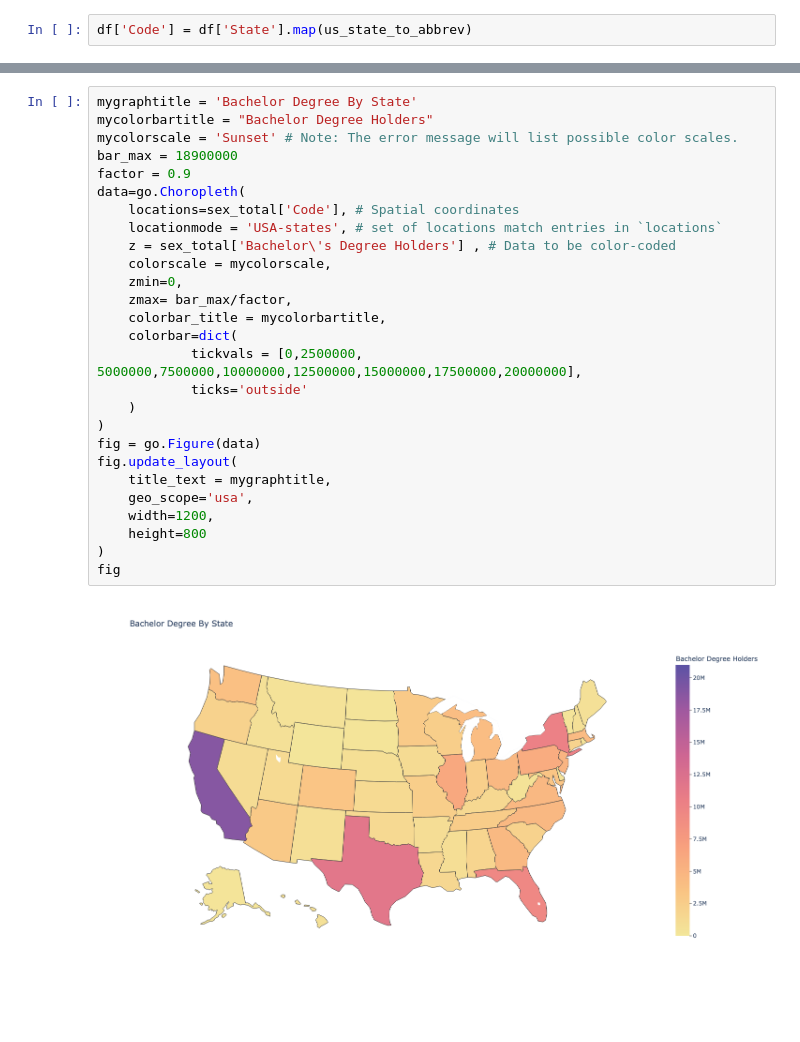
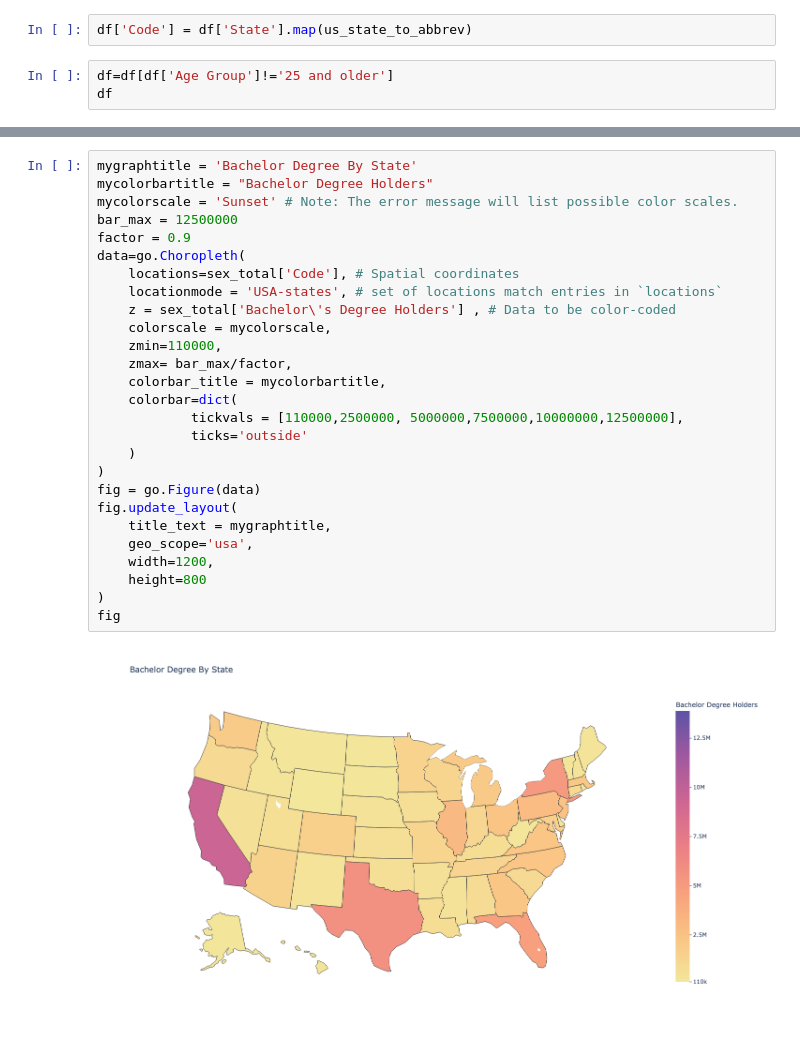
Before and after one commit to yibaiyilan/project_8, a Jupyter notebook: Bachelor_Degree.ipynb, the cells around one changed output, grey strips where cells are left out. Cells and saved outputs as stored; diff of their text form; blank space fills up the shorter version.

```diff
--- a/Bachelor_Degree.ipynb
+++ b/Bachelor_Degree.ipynb
@@ -126,3 +126,6 @@ us_state_to_abbrev
  'U.S. Virgin Islands': 'VI'}
 # %%
 df['Code'] = df['State'].map(us_state_to_abbrev)
+# %%
+df=df[df['Age Group']!='25 and older']
+df
@@ -152,32 +169,32 @@ sex_total
 # %%
 mygraphtitle = 'Bachelor Degree By State'
 mycolorbartitle = "Bachelor Degree Holders"
 mycolorscale = 'Sunset' # Note: The error message will list possible color scales.
-bar_max = 18900000
+bar_max = 12500000
 factor = 0.9
 data=go.Choropleth(
     locations=sex_total['Code'], # Spatial coordinates
     locationmode = 'USA-states', # set of locations match entries in `locations`
     z = sex_total['Bachelor\'s Degree Holders'] , # Data to be color-coded
     colorscale = mycolorscale,
-    zmin=0,
+    zmin=110000,
     zmax= bar_max/factor,
     colorbar_title = mycolorbartitle,
     colorbar=dict(
-            tickvals = [0,2500000, 5000000,7500000,10000000,12500000,15000000,17500000,20000000],
+            tickvals = [110000,2500000, 5000000,7500000,10000000,12500000],
             ticks='outside'
     )
 )
 fig = go.Figure(data)
 fig.update_layout(
     title_text = mygraphtitle,
     geo_scope='usa',
     width=1200,
     height=800
 )
 fig
 # %% [output]
-[figure, old version]
+[figure, new version]
 # %%
 sex = pd.DataFrame(df,columns = ['Code','Sex','Bachelor\'s Degree Holders'])
 sex['Bachelor\'s Degree Holders'] = sex['Bachelor\'s Degree Holders'].replace(",","", regex=True).astype(float)
```
Also changed, not shown: parts of 8 cells of this notebook.
